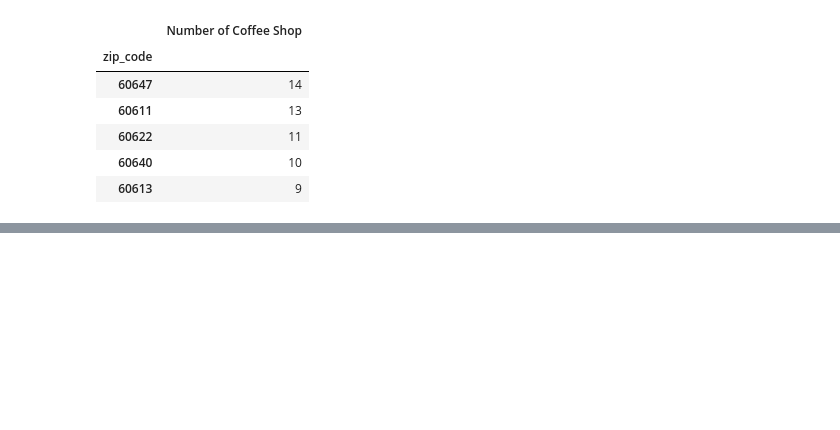
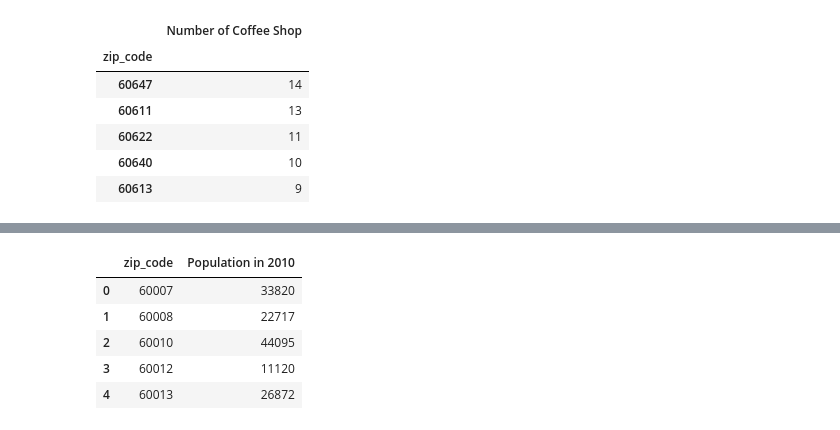
Before and after one commit to prathyushachalla/FindMyCoffeewithGIS, a Jupyter notebook: Xuan_testing-Copy1_KB.ipynb, the cells around one changed output, grey strips where cells are left out. Cells and saved outputs as stored; diff of their text form; code cells hidden in the pictures; blank space fills up the shorter version.

```diff
--- a/Xuan_testing-Copy1_KB.ipynb
+++ b/Xuan_testing-Copy1_KB.ipynb
@@ -246,4 +256,14 @@ pop_by_zip_df.count()
 # %%
 # Chicago Zipcodes range from 60007 - 60827
-chicago = pop_by_zip_df.loc[pop_by_zip_df['Zip Code ZCTA'] == 60603]
-chicago
+chicago_zip = pop_by_zip_df.loc[(pop_by_zip_df['Zip Code ZCTA'] >= 60007) & (pop_by_zip_df['Zip Code ZCTA'] <= 60827)]
+chicago_pop_df = chicago_zip.rename(columns={"Zip Code ZCTA":"zip_code",
+                                               "2010 Census Population":"Population in 2010"})
+
+chicago_pop_df.reset_index(drop=True).head()
+# %% [output]
+|  | zip_code | Population in 2010 |
+| 0 | 60007 | 33820 |
+| 1 | 60008 | 22717 |
+| 2 | 60010 | 44095 |
+| 3 | 60012 | 11120 |
+| 4 | 60013 | 26872 |
```
Also changed, not shown: parts of 19 cells of this notebook.
